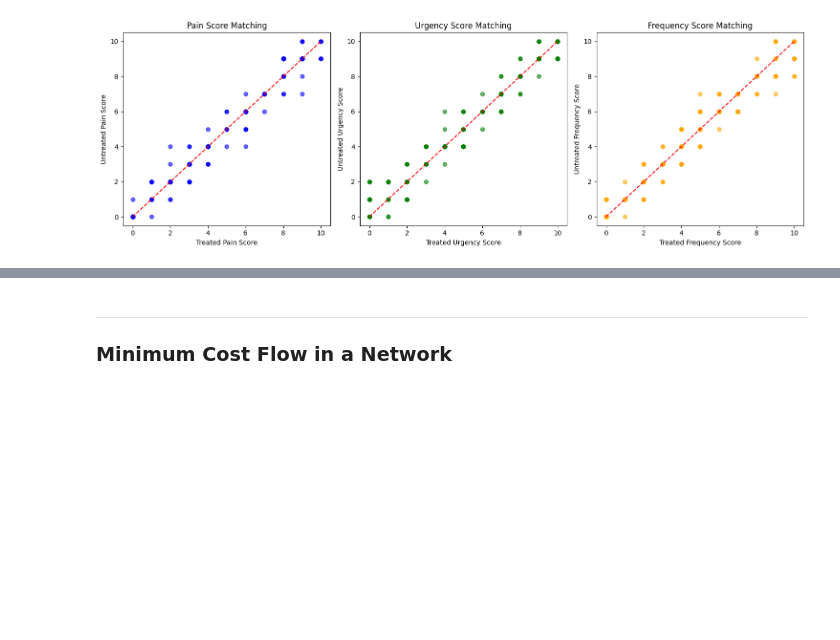
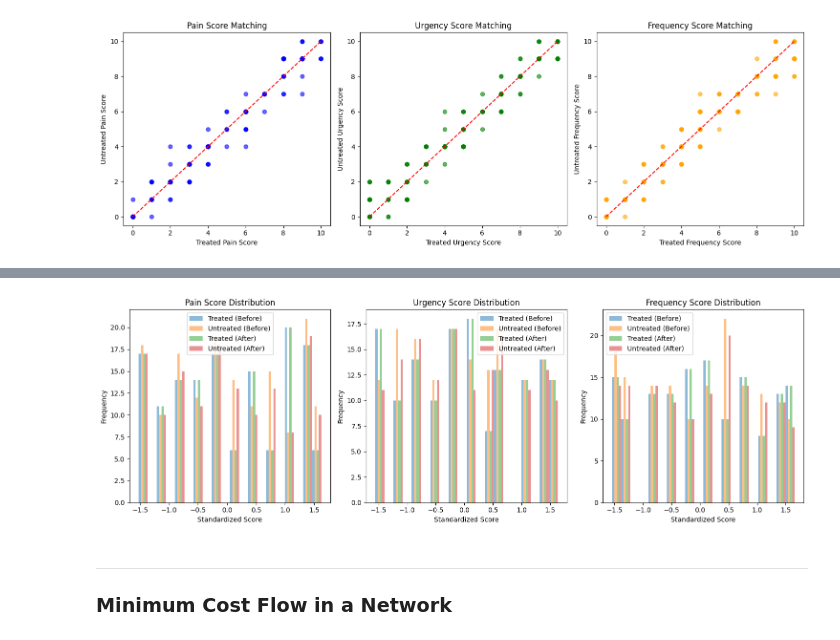
Before and after one commit to Bobberns/Assignment-1-Data-Analytics, a Jupyter notebook: Journal_Overview.ipynb, the cells around one changed output, grey strips where cells are left out. Drawn from its saved outputs; the diff is of its cells as text; code cells hidden in the pictures; blank space fills up the shorter version.

Commit message:
add: added code, notes, and plot diagram for Optimal Balanced Matching

```diff
--- a/Journal_Overview.ipynb
+++ b/Journal_Overview.ipynb
@@ -185,3 +236,98 @@ plt.show()
+# %%
+# Convert Treatment_Time to datetime
+df['Treatment_Time'] = pd.to_datetime(df['Treatment_Time'])
+
+# Separate treated and untreated patients
+treated = df[df['Treated'] == 'Yes']
+untreated = df[df['Treated'] == 'No']
+
+# Define the symptom columns to match on
+symptom_columns = ['Pain_Score', 'Urgency_Score', 'Frequency_Score']
+
+# Standardize the symptom scores for distance calculation
+scaler = StandardScaler()
+df[symptom_columns] = scaler.fit_transform(df[symptom_columns])
+
+# Function to calculate Euclidean distance
+def euclidean_distance(row1, row2, columns):
+    return np.sqrt(np.sum((row1[columns] - row2[columns]) ** 2))
+
+# Function to perform optimal balanced matching
+def optimal_balanced_matching(treated, untreated, symptom_columns):
+    # Create a cost matrix
+    cost_matrix = np.zeros((len(treated), len(untreated)))
+
+    # Calculate pairwise distances
+    for i in range(len(treated)):
+        for j in range(len(untreated)):
+            treated_patient = treated.iloc[i]
+            untreated_patient = untreated.iloc[j]
+            cost_matrix[i, j] = euclidean_distance(treated_patient, untreated_patient, symptom_columns)
+
+    # Use the Hungarian algorithm to find the optimal matching
+    row_ind, col_ind = linear_sum_assignment(cost_matrix)
+
+    # Create the optimized matched pairs
+    optimized_matches = []
+    for i, j in zip(row_ind, col_ind):
+        treated_patient = treated.iloc[i]
+        untreated_patient = untreated.iloc[j]
+        optimized_matches.append({
+            'Treated_ID': treated_patient['ID'],
+            'Treated_Pain_Score': treated_patient['Pain_Score'],
+            'Treated_Urgency_Score': treated_patient['Urgency_Score'],
+            'Treated_Frequency_Score': treated_patient['Frequency_Score'],
+            'Treated_Treatment_Time': treated_patient['Treatment_Time'],
+            'Untreated_ID': untreated_patient['ID'],
+            'Untreated_Pain_Score': untreated_patient['Pain_Score'],
+            'Untreated_Urgency_Score': untreated_patient['Urgency_Score'],
+            'Untreated_Frequency_Score': untreated_patient['Frequency_Score'],
+            'Untreated_Treatment_Time': untreated_patient['Treatment_Time']
+        })
+
+    return pd.DataFrame(optimized_matches)
+
+# Perform optimal balanced matching
+optimized_matched_pairs = optimal_balanced_matching(treated, untreated, symptom_columns)
+
+# Display the optimized matched pairs
+# print(":: OPTIMIZED MATCHED PAIRS")
+# print(optimized_matched_pairs)
+
+# Visualization: Compare distributions before and after matching using histograms
+plt.figure(figsize=(15, 5))
+
+# Plot Pain_Score distribution
+plt.subplot(1, 3, 1)
+plt.hist([treated['Pain_Score'], untreated['Pain_Score'], optimized_matched_pairs['Treated_Pain_Score'], optimized_matched_pairs['Untreated_Pain_Score']],
+         bins=20, alpha=0.5, label=['Treated (Before)', 'Untreated (Before)', 'Treated (After)', 'Untreated (After)'], rwidth=1.0)
+plt.title('Pain Score Distribution')
+plt.xlabel('Standardized Score')
+plt.ylabel('Frequency')
+plt.legend()
+
+# Plot Urgency_Score distribution
+plt.subplot(1, 3, 2)
+plt.hist([treated['Urgency_Score'], untreated['Urgency_Score'], optimized_matched_pairs['Treated_Urgency_Score'], optimized_matched_pairs['Untreated_Urgency_Score']],
+         bins=20, alpha=0.5, label=['Treated (Before)', 'Untreated (Before)', 'Treated (After)', 'Untreated (After)'], rwidth=1.0)
+plt.title('Urgency Score Distribution')
+plt.xlabel('Standardized Score')
+plt.ylabel('Frequency')
+plt.legend()
+
+# Plot Frequency_Score distribution
+plt.subplot(1, 3, 3)
+plt.hist([treated['Frequency_Score'], untreated['Frequency_Score'], optimized_matched_pairs['Treated_Frequency_Score'], optimized_matched_pairs['Untreated_Frequency_Score']],
+         bins=20, alpha=0.5, label=['Treated (Before)', 'Untreated (Before)', 'Treated (After)', 'Untreated (After)'], rwidth=1.0)
+plt.title('Frequency Score Distribution')
+plt.xlabel('Standardized Score')
+plt.ylabel('Frequency')
+plt.legend()
+
+plt.tight_layout()
+plt.show()
+# %% [output]
+[figure, added]
 # %% [markdown]
 ---
 ### **Minimum Cost Flow in a Network**
```
Also changed, not shown: parts of 4 cells of this notebook, 1 other file.
